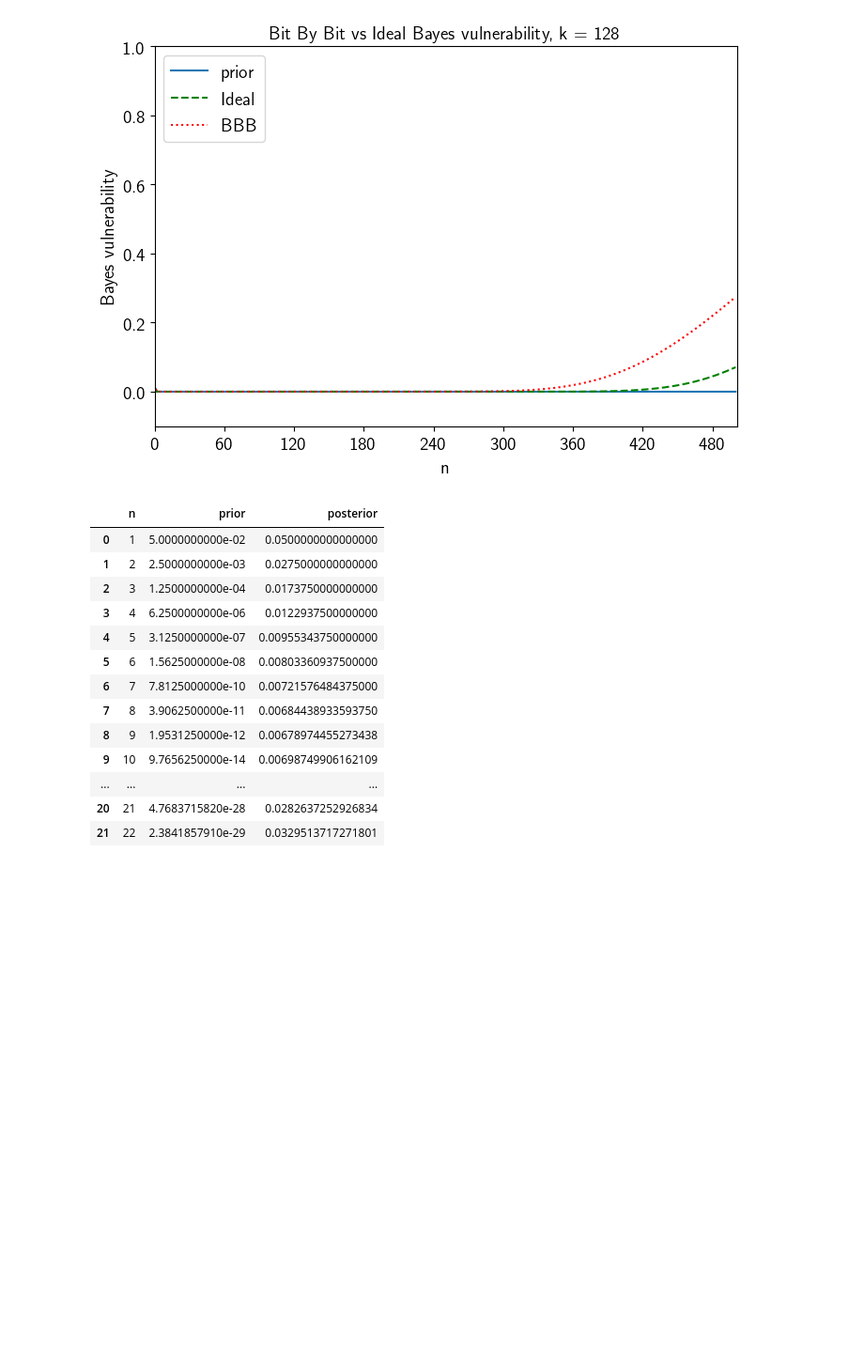
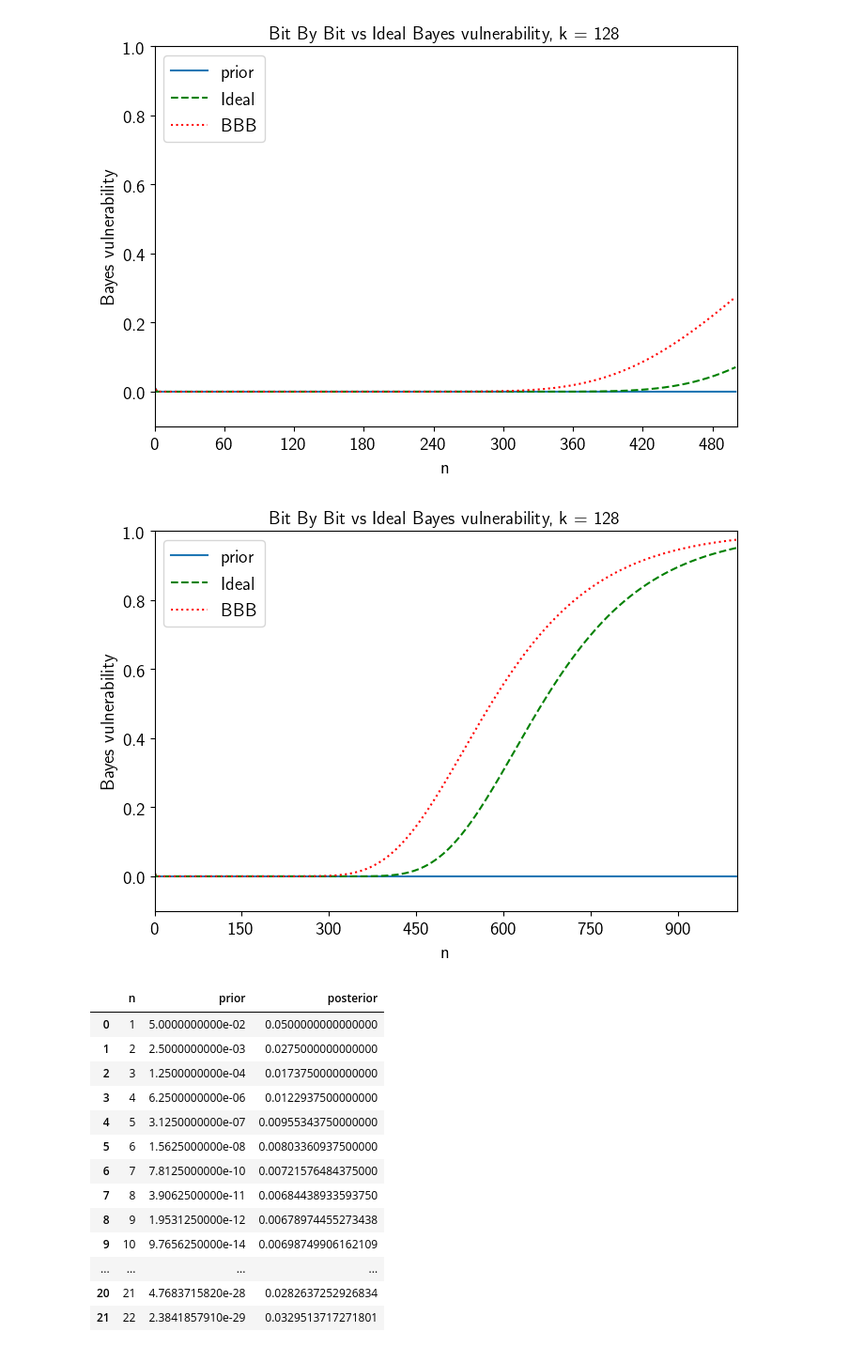
Before and after one commit to majk12/ore, a Jupyter notebook: ore_BbB_bayes.ipynb, the cells around one changed output. Shown at 94% size. Drawn from its saved outputs; the diff is of its cells as text; code cells hidden in the pictures; blank space fills up the shorter version.

Commit message:
graphed k128 n1 to 1000

```diff
--- a/ore_BbB_bayes.ipynb
+++ b/ore_BbB_bayes.ipynb
@@ -665,6 +665,14 @@ df128vs
 graph_it_vs(n_range, k, df128vs)
 # %% [output]
 [figure]
+# %%
+n_range = 1000
+k = 128
+M = M128
+df128vs1000 = df_uni_ore_idealvsBBB_bayes(n_range, k, M)
+graph_it_vs(n_range, k, df128vs1000)
+# %% [output]
+[figure, added]
 # %%
 def graph_it_bayes(n_range, k, df):
     ax = plt.figure().gca()
```
Also changed, not shown: parts of 1 cell of this notebook.
